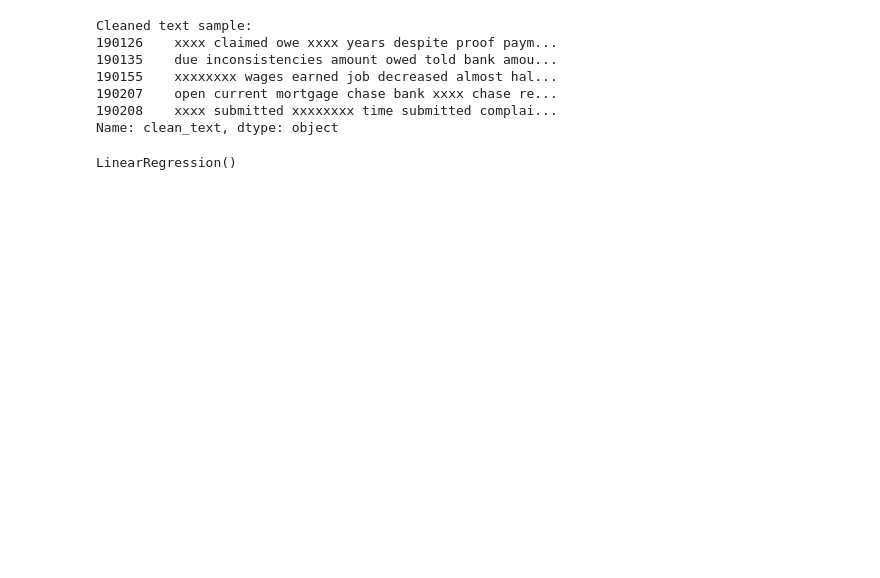
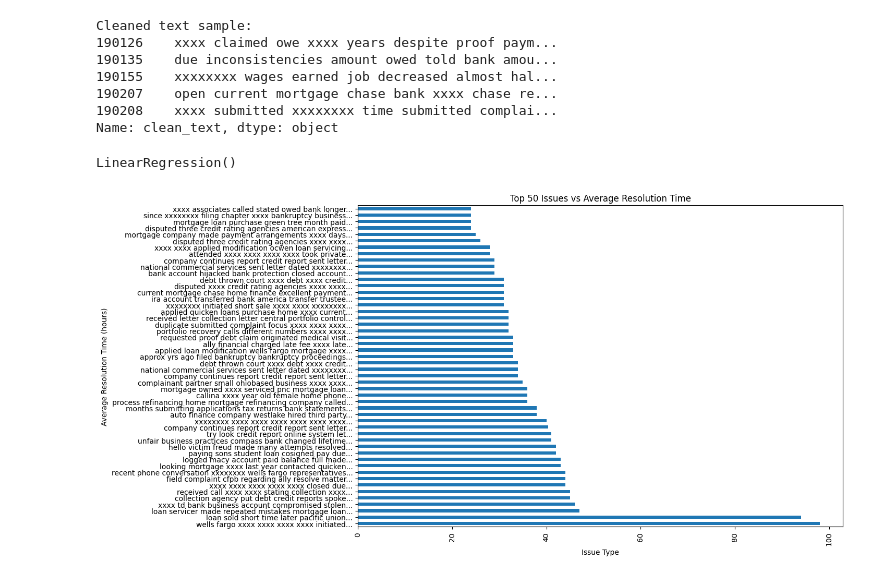
Before and after one commit to Ashishsahu26/Customer-Complaint-Resolution-Time-Prediction, a Jupyter notebook: banking_issues.ipynb, the cells around one changed output. Drawn from its saved outputs; the diff is of its cells as text; code cells hidden in the pictures; blank space fills up the shorter version.

```diff
--- a/banking_issues.ipynb
+++ b/banking_issues.ipynb
@@ -244,39 +208,39 @@ LinearRegression()
 # %%
 import matplotlib.pyplot as plt
 # %%
+import matplotlib.pyplot as plt
+
+# taking only 50 issues
+top_50_issues = df['clean_text'].value_counts().head(50).index
 
 
-#Top 50 issues and its resolution time
-
-top_50_issues = df['clean_text'].value_counts().head(50).index
-
-# Sirf top issues ka data lo
 filtered_df = df[df['clean_text'].isin(top_50_issues)]
 
-# Har issue ka average resolution time
+# Avg resolution time for each issues
 issue_resolution = (
     filtered_df.groupby('clean_text')['resolution_time']
     .mean()
     .sort_values(ascending=False)
 )
-
 issue_resolution.index = [
     ' '.join(str(text).split()[:7]) + ('...' if len(str(text).split()) > 7 else '')
     for text in issue_resolution.index
 ]
 
 # print(issue_resolution.head())
 
-#  Plot
-plt.figure(figsize=(12,10))
+# Plot
+plt.figure(figsize=(12,8))
 issue_resolution.plot(kind='barh')
 
 plt.title("Top 50 Issues vs Average Resolution Time")
 plt.xlabel("Issue Type")
 plt.ylabel("Average Resolution Time (hours)")
-plt.xticks(rotation=0)
+plt.xticks(rotation=90)
 
 plt.show()
+# %% [output]
+[figure, added]
 # %%
 # Make predictions
 y_pred = model.predict(X_test)
```
Also changed, not shown: parts of 8 cells of this notebook.
